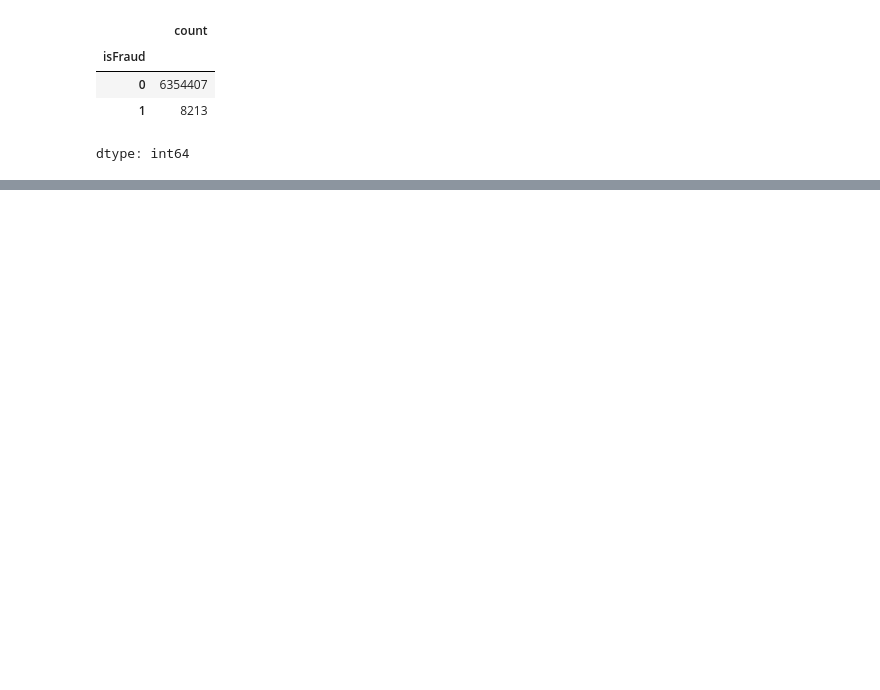
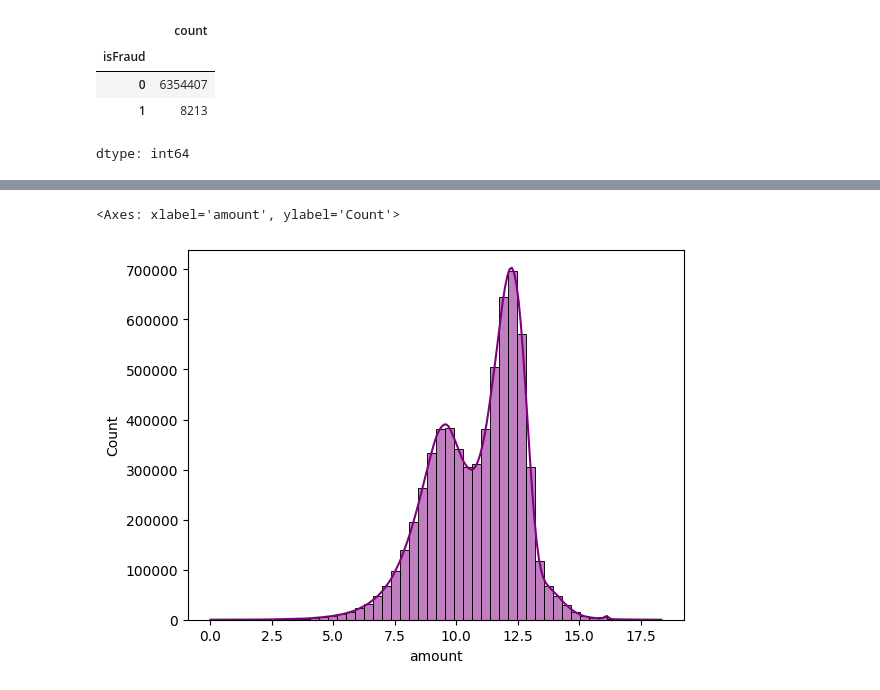
Before and after one commit to 0sinach1/fraud-detection-project, a Jupyter notebook: notebook.ipynb, the cells around one changed output, grey strips where cells are left out. Drawn from its saved outputs; the diff is of its cells as text; code cells hidden in the pictures; blank space fills up the shorter version.

```diff
--- a/notebook.ipynb
+++ b/notebook.ipynb
@@ -69,0 +96,5 @@ dtype: int64
+# %%
+sns.histplot(np.log1p(df['amount']), bins=50, kde=True, color='purple', edgecolor='black')
+# %% [output]
+<Axes: xlabel='amount', ylabel='Count'>
+[figure, added]
```
Also changed, not shown: parts of 4 cells of this notebook.
